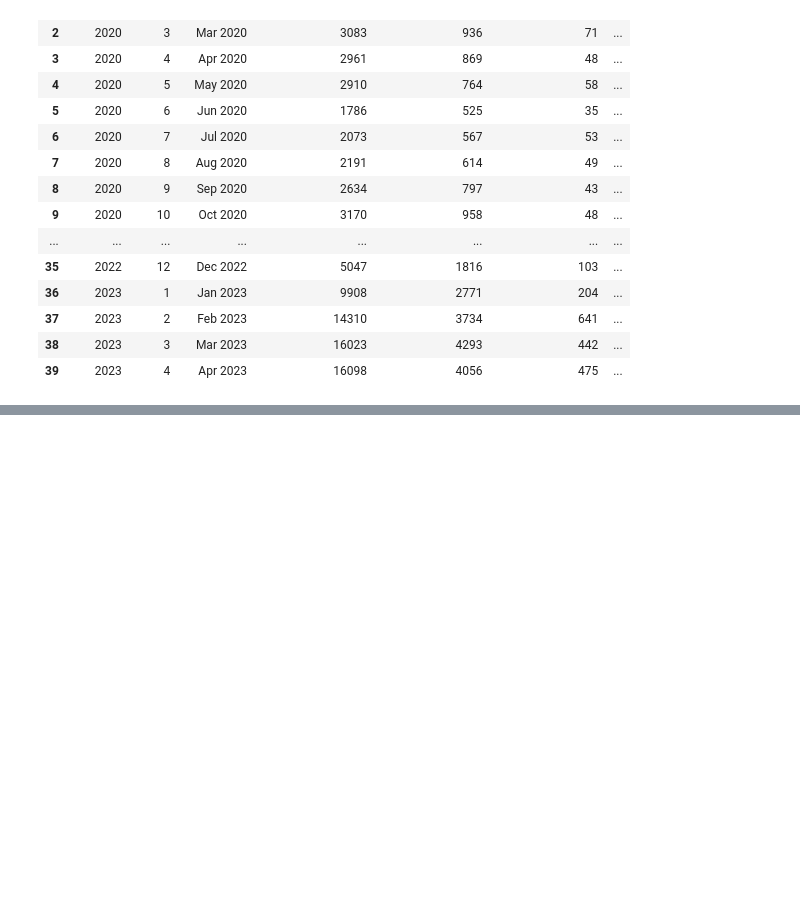
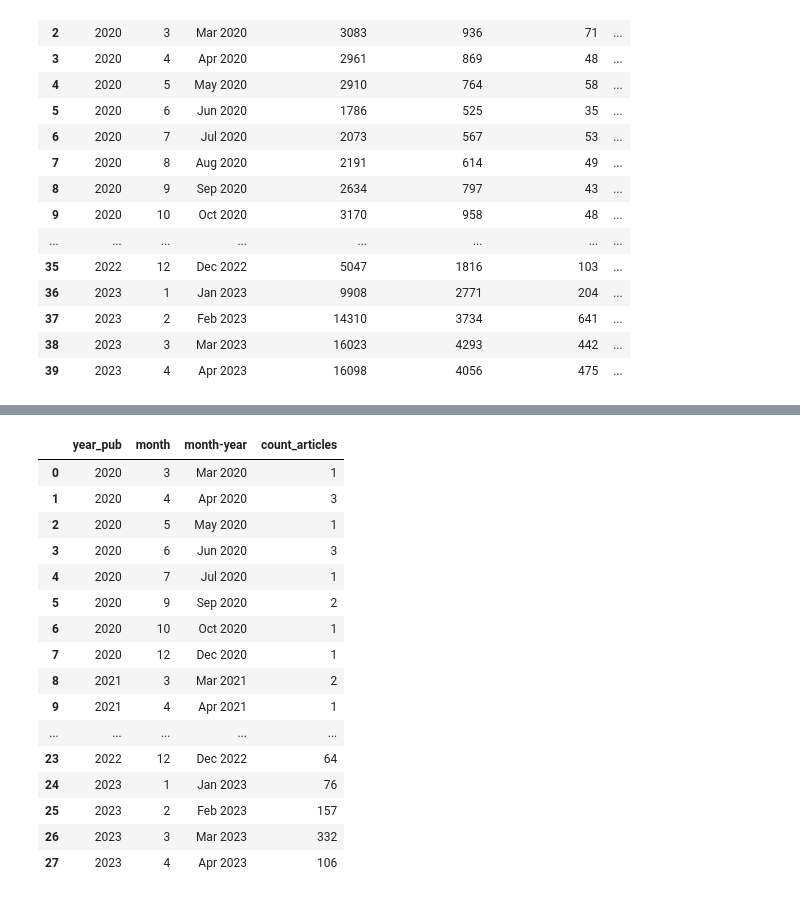
Before and after one commit to kshitij-mittal/Impact_Analysis_GenAI, a Jupyter notebook: 053_Sentiment_Analysis_Overtime.ipynb, the cells around one changed output, grey strips where cells are left out. Saved outputs shown, nothing was run; the diff lists cells and outputs as text; code cells hidden in the pictures; blank space fills up the shorter version.

```diff
--- a/053_Sentiment_Analysis_Overtime.ipynb
+++ b/053_Sentiment_Analysis_Overtime.ipynb
@@ -222,0 +219,3 @@ df_filt_neg.head(2)
+# %%
+pd.options.display.max_colwidth=500
+df_filt_pos[['Bert_topics','Bert_topics_words']]
@@ -222,0 +238,3 @@ df_filt_neg.head(2)
+# %%
+df_filt_pos_convai=df_filt_pos[df_filt_pos.Bert_topics==4]
+df_filt_pos_convai.sample(2)
@@ -222,0 +246,23 @@ df_filt_neg.head(2)
+# %%
+pos_convai_period=df_filt_pos_convai.groupby(['year_pub','month','month-year'],as_index=False)['url'].agg('count')
+pos_convai_period.rename(columns={'url':'count_articles'}, inplace=True)
+# %%
+pos_convai_period
+# %% [output]
+|  | year_pub | month | month-year | count_articles |
+| 0 | 2020 | 3 | Mar 2020 | 1 |
+| 1 | 2020 | 4 | Apr 2020 | 3 |
+| 2 | 2020 | 5 | May 2020 | 1 |
+| 3 | 2020 | 6 | Jun 2020 | 3 |
+| 4 | 2020 | 7 | Jul 2020 | 1 |
+| 5 | 2020 | 9 | Sep 2020 | 2 |
+| 6 | 2020 | 10 | Oct 2020 | 1 |
+| 7 | 2020 | 12 | Dec 2020 | 1 |
+| 8 | 2021 | 3 | Mar 2021 | 2 |
+| 9 | 2021 | 4 | Apr 2021 | 1 |
+| ... | ... | ... | ... | ... |
+| 23 | 2022 | 12 | Dec 2022 | 64 |
+| 24 | 2023 | 1 | Jan 2023 | 76 |
+| 25 | 2023 | 2 | Feb 2023 | 157 |
+| 26 | 2023 | 3 | Mar 2023 | 332 |
+| 27 | 2023 | 4 | Apr 2023 | 106 |
```
Also changed, not shown: parts of 10 cells of this notebook.
